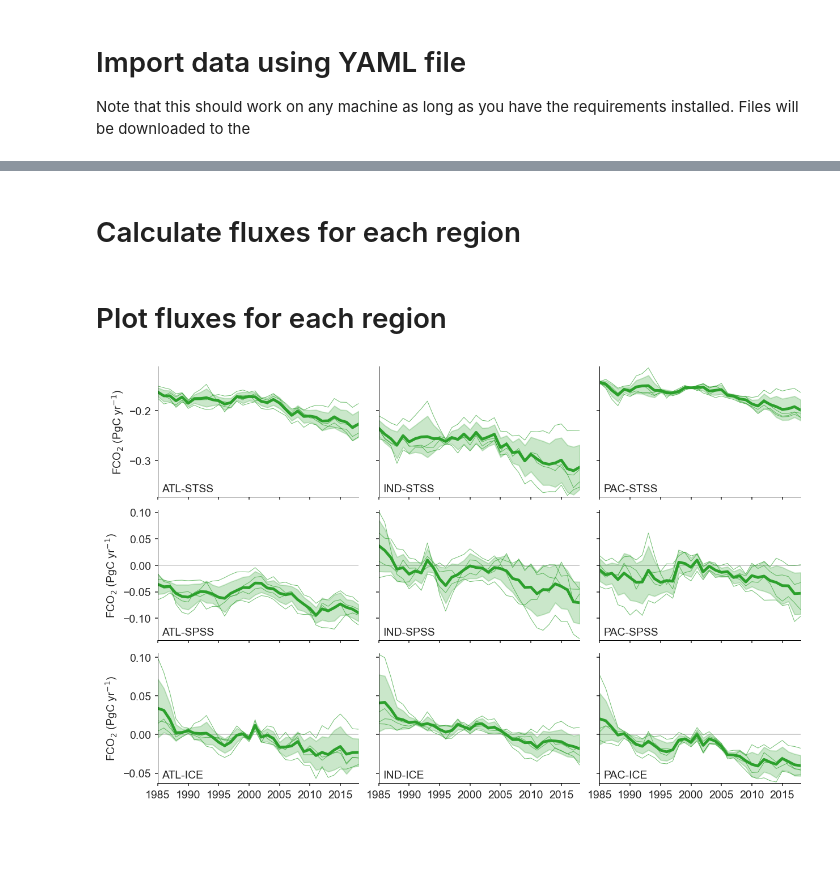
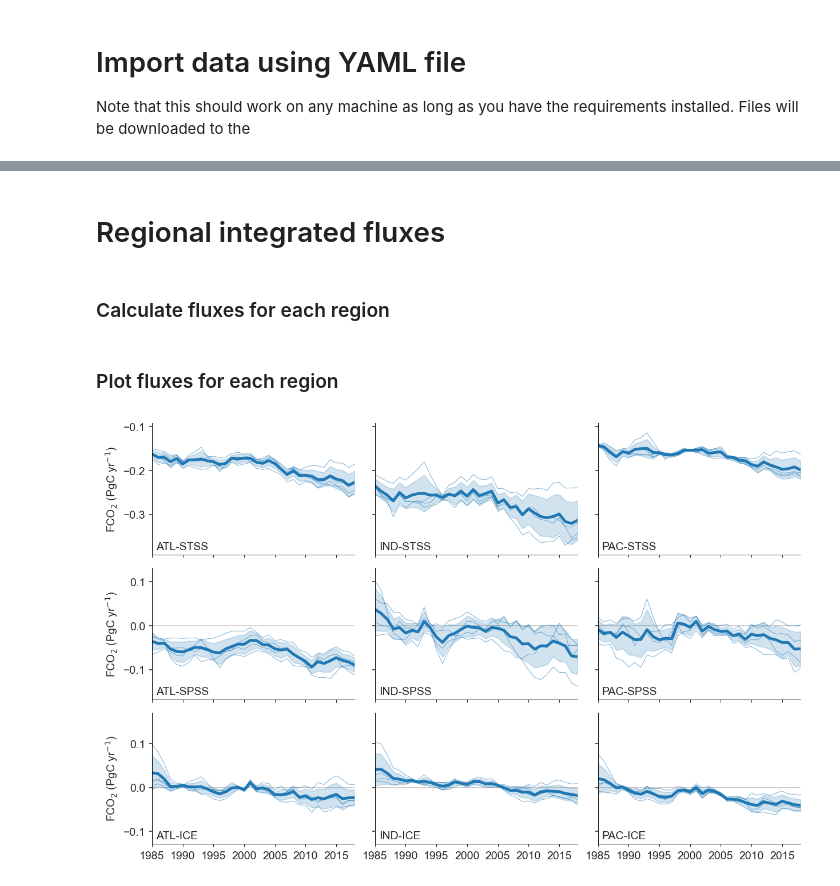
Before and after one commit to RECCAP2-ocean/Southern-Ocean, a Jupyter notebook: notebooks/make_plotting_scripts.ipynb, the cells around one changed output, grey strips where cells are left out. Saved outputs shown, nothing was run; the diff lists cells and outputs as text; code cells hidden in the pictures; blank space fills up the shorter version.

```diff
--- a/notebooks/make_plotting_scripts.ipynb
+++ b/notebooks/make_plotting_scripts.ipynb
@@ -27,7 +27,7 @@ Note that this should work on any machine as long as you have the requirements i
 cat = data.read_catalog('../scripts/data/reccap2_data.yml')
 # %%
 # read SOCAT data from the website
-socat = data.socat2020(cat['socat_pco2'], verbose=False)
+# socat = data.socat2020(cat['socat_pco2'], verbose=False)
 # liar = data.soccom_float_liar(cat['soccom_liar'], verbose=False)
 
 # reads mask data from the RECCAP website
@@ -35,7 +35,10 @@ mask = data.southern_ocean_mask()
 subs = mask.subregions
 
 # read reccap data from the FTP site
-surface_co2 = data.reccap_surface_CO2(cat['surface_co2'], verbose=True, use_cache=True)
+# the output of reccap_surface_CO2 is a special object that I wrote some code for
+# it contains all the netCDF files in the surface CO2 folder split by variable and then data provider
+# this can be browsed interactively to see what is in the folder
+surface_co2 = data.reccap_surface_CO2(cat['surface_co2'], verbose=False, use_cache=True)
 # CSIR and NIES have their fluxes -ve downward, change to +ve
 for product in ['CSIR', 'NIES']:
     for key in ['fgco2', 'fgco2_glob', 'fgco2_reg']:
@@ -62,2 +117,4 @@ ftp://ftp.bgc-jena.mpg.de/pub/outgoing/RECCAP2/32yTa68UrnNxJ6VYndOI/Ocean/Surfac
+# %% [markdown]
+# Regional integrated fluxes
 # %% [markdown]
-# Calculate fluxes for each region
+### Calculate fluxes for each region
@@ -71,31 +129,31 @@ for r in range(1, 10):
     # fluxes are in mol/m2/s -- > PgC yr                        s/day . day/yr . g/mol . P
     flux_regions += (-rf * area).sum(['lat', 'lon']).compute() * 86400 * 365 * 12.011 * 1e-15,
 # %% [markdown]
-# Plot fluxes for each region
+### Plot fluxes for each region
 # %%
 fig, ax = plt.subplots(3, 3, figsize=[9, 6], dpi=140, sharex='all', sharey='row')
 # first transpose to draw plots columnwise
 ax = ax.T.reshape(-1)
 
 for i, df in enumerate(flux_regions):
     # resample the data to annual - could also smooth data instead
     df = df.resample(time='1AS').mean()
 
     # plot using premade function. Takes an ensemble and will plot the
     # ensemble members, mean of ensemble, stdev of ensemble (optional)
-    plot.plot_ensemble(df, ax=ax[i], name='Data Products', color='C2')
+    plot.plot_ensemble(df, ax=ax[i], name='Data Products', color='C0')
 
     # add a label of the data on the bottom left of each ax
     name = mask.names.isel(idx=i).values
     ax[i].text(0.02, 0.02, name, va='bottom', ha='left', transform=ax[i].transAxes)
 
 # conform plots to style.
 # draws y=0 line if in within plot range
 # sets xticks to every 5 years
-[plot.style_line_subplot(a, xlim=a.get_xlim()) for a in ax]
+[plot.style_line_subplot(a, xlim=a.get_xlim(), y_range=0.3) for a in ax]
 # only left subplot labels
 [a.set_ylabel('FCO$_2$ (PgC yr$^{-1}$)') for a in ax[:3]]
 
 plt.show()
 # %% [output]
-[figure, old version]
+[figure, new version]
```
Also changed, not shown: parts of 8 cells of this notebook, 5 other files.
